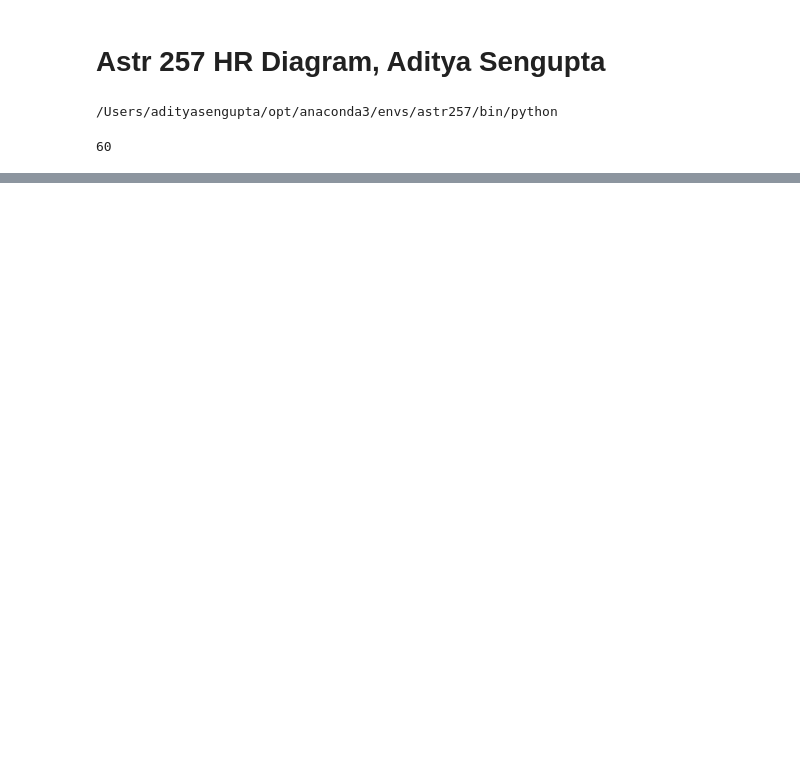
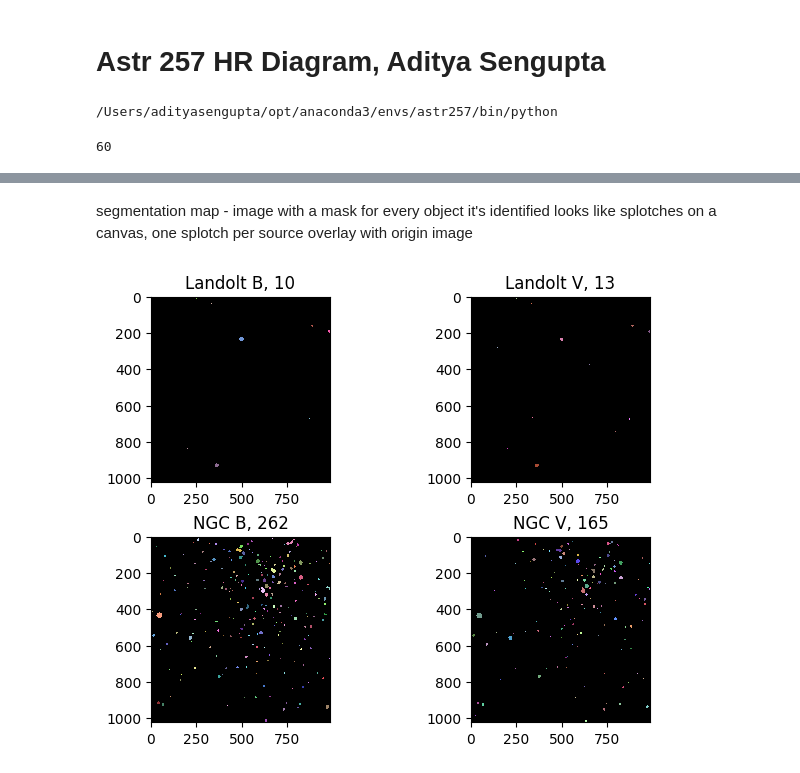
Before and after one commit to askemer/ASTR257_2024, a Jupyter notebook: student_work/adityars/hr/hr.ipynb, the cells around one changed output, grey strips where cells are left out. Cells and saved outputs as stored; diff of their text form; code cells hidden in the pictures; blank space fills up the shorter version.

```diff
--- a/student_work/adityars/hr/hr.ipynb
+++ b/student_work/adityars/hr/hr.ipynb
@@ -67,0 +74,4 @@ fits.writeto("landB_corr.fits", landB, overwrite=True)
+# %% [markdown]
+segmentation map - image with a mask for every object it's identified
+looks like splotches on a canvas, one splotch per source
+overlay with origin image
@@ -67,0 +86,15 @@ fits.writeto("landB_corr.fits", landB, overwrite=True)
+# %%
+fix = lambda img: np.delete(img[:, :990], 256, 1)
+if ngcB.shape[1] == 1056:
+    ngcB, ngcV, landB, landV = map(fix, [ngcB, ngcV, landB, landV])
+# %%
+from photutils.segmentation import detect_sources
+fig = plt.figure(constrained_layout=True)
+ax_dict = fig.subplot_mosaic(mosaic)
+for (pos, d, n) in zip(['A', 'B', 'C', 'D'], [landB, landV, ngcB, ngcV], ["Landolt B", "Landolt V", "NGC B", "NGC V"]):
+    seg_i = detect_sources(d, threshold=0.04, npixels=9)
+    im = ax_dict[pos].imshow(seg_i, cmap=seg_i.cmap, interpolation='nearest')
+    ax_dict[pos].set_title(f"{n}, {seg_i.nlabels}")
+    # plt.colorbar(im, ax=ax_dict[pos])
+# %% [output]
+[figure, added]
```
Also changed, not shown: parts of 16 cells of this notebook, 1 other file.
